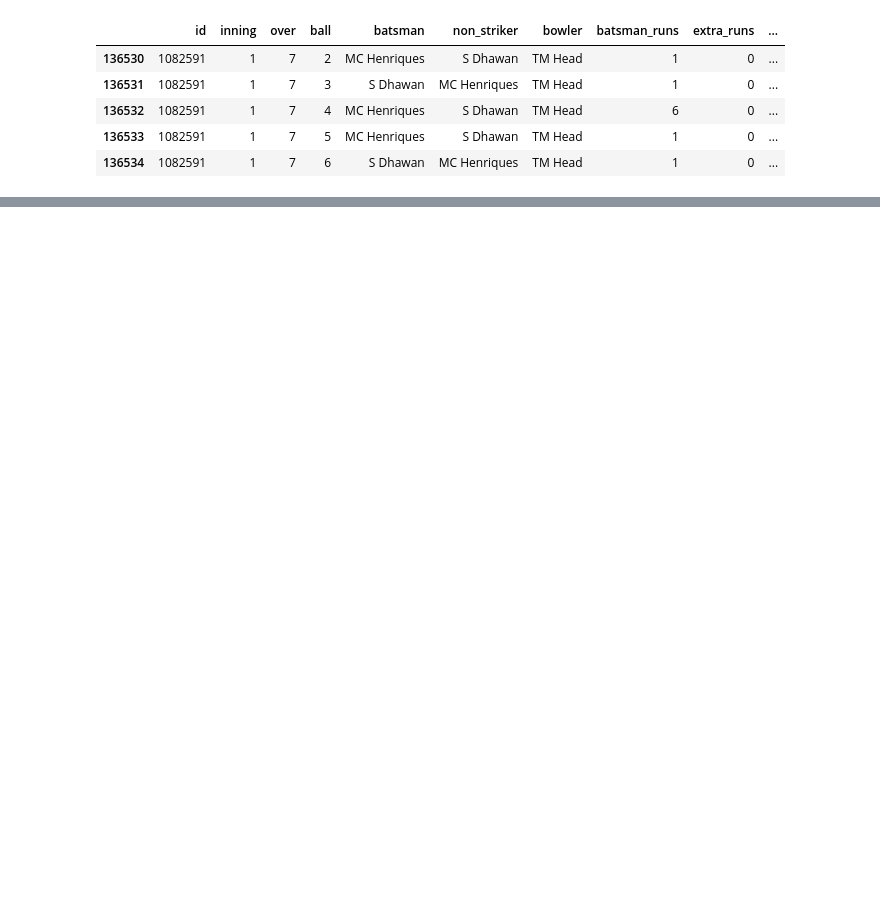
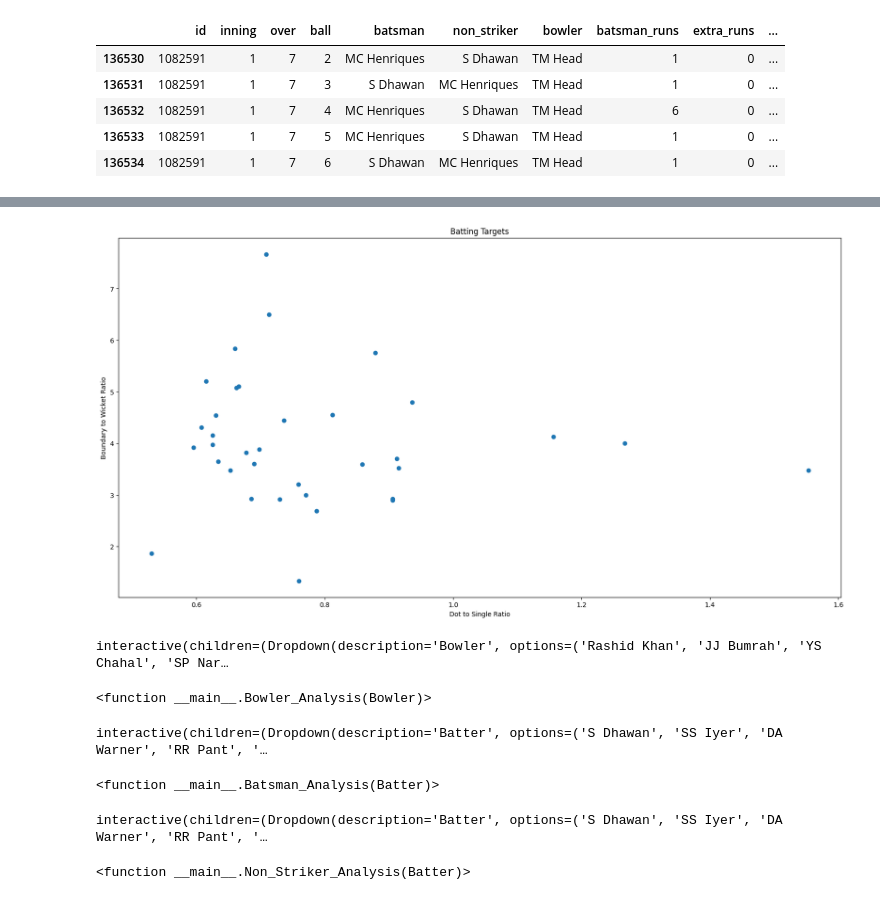
Before and after one commit to TallyDurant/Sports-Analytics-, a Jupyter notebook: IPL.ipynb, the cells around one changed output, grey strips where cells are left out. Drawn from its saved outputs; the diff is of its cells as text; code cells hidden in the pictures; blank space fills up the shorter version.

```diff
--- a/IPL.ipynb
+++ b/IPL.ipynb
@@ -307,0 +317,11 @@ ValueError: ignored
+# %%
+# build a plot which plots the ratio of dot_count to 1_count on the x axis and the ratio of boundary_count to wicket_count on the y axis for the Batting_Targets
+
+plt.figure(figsize=(20,10))
+plt.scatter(Batting_Targets['dot_count']/Batting_Targets['1_count'], Batting_Targets['boundary_count']/Batting_Targets['wicket_count'])
+plt.xlabel('Dot to Single Ratio')
+plt.ylabel('Boundary to Wicket Ratio')
+plt.title('Batting Targets')
+plt.show()
+# %% [output]
+[figure, added]
@@ -307,0 +702,7 @@ ValueError: ignored
+# %%
+# copy index to a new column called name in Bowling_Targets
+Bowling_Targets['name'] = Bowling_Targets.index
+widgets.interact(Bowler_Analysis, Bowler = Bowling_Targets['name'])
+# %% [output]
+interactive(children=(Dropdown(description='Bowler', options=('Rashid Khan', 'JJ Bumrah', 'YS Chahal', 'SP Nar…
+<function __main__.Bowler_Analysis(Bowler)>
@@ -307,0 +768,6 @@ ValueError: ignored
+# %%
+Batting_Targets['name'] = Batting_Targets.index
+widgets.interact(Batsman_Analysis, Batter = Batting_Targets['name'])
+# %% [output]
+interactive(children=(Dropdown(description='Batter', options=('S Dhawan', 'SS Iyer', 'DA Warner', 'RR Pant', '…
+<function __main__.Batsman_Analysis(Batter)>
@@ -307,0 +835,6 @@ ValueError: ignored
+# %%
+Batting_Targets['name'] = Batting_Targets.index
+widgets.interact(Non_Striker_Analysis, Batter = Batting_Targets['name'])
+# %% [output]
+interactive(children=(Dropdown(description='Batter', options=('S Dhawan', 'SS Iyer', 'DA Warner', 'RR Pant', '…
+<function __main__.Non_Striker_Analysis(Batter)>
```
Also changed, not shown: parts of 55 cells of this notebook.
